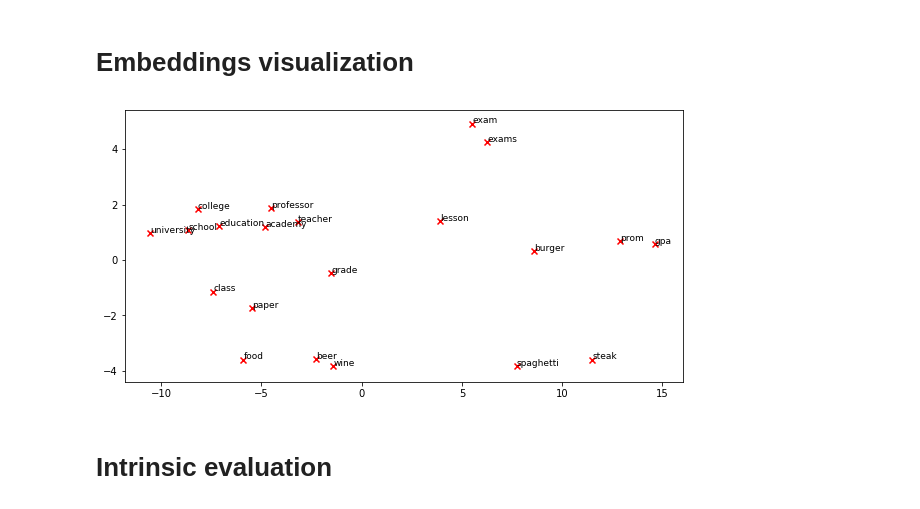
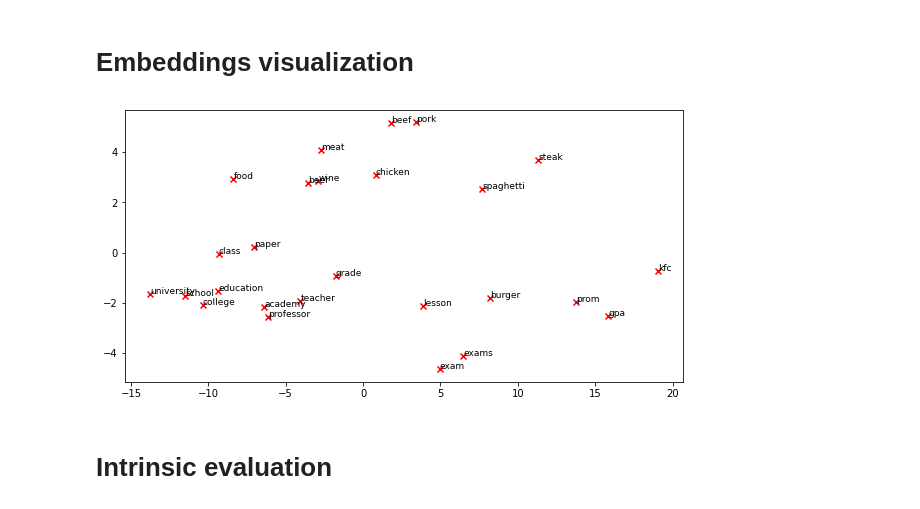
Before and after one commit to nsykhr/pyTorch-skipgram, a Jupyter notebook: negative_sampling.ipynb, the cells around one changed output. Cells and saved outputs as stored; diff of their text form; code cells hidden in the pictures.

```diff
--- a/negative_sampling.ipynb
+++ b/negative_sampling.ipynb
@@ -47,13 +49,14 @@ class SkipGramNSDataIterator:
         self.vocab_range = None
 
         self.__build_vocabulary()
+        self.corpus = self.__preprocess_batch(self.corpus, use_padding=False)
 
     @staticmethod
     def __tokenize(text: str) -> List[str]:
         return text.split()
 
     def __build_vocabulary(self) -> None:
-        print(f'Bulding vocabulary of size {self.vocab_size}...')
+        print(f'Building vocabulary of size {self.vocab_size}...')
 
         word_counts = Counter(self.corpus)
         vocab = [word for word, _ in sorted(word_counts.items(),
@@ -67,7 +70,7 @@ class SkipGramNSDataIterator:
             self.word2idx[word] = i+2
             self.idx2word[i+2] = word
 
-        self.vocab_size = len(vocab)+2
+        self.vocab_size = len(self.word2idx)
         self.vocab_range = np.arange(self.vocab_size-2)
 
         print(f'Vocabulary built. Resulting size: {self.vocab_size}.')
@@ -92,11 +95,10 @@ class SkipGramNSDataIterator:
     def generate_batch(self) -> Iterator[Tuple[torch.LongTensor, torch.Tensor]]:
         batch_inp, batch_target = [], []
 
-        for i, center in np.random.permutation(list(enumerate(self.corpus))):
-            i = int(i)
-            center_id = self.__preprocess_batch([center], use_padding=False)
-            for context_id in self.__preprocess_batch(
-                    self.corpus[max(i-self.window_size, 0):i] + self.corpus[i+1:i+self.window_size+1]):
+        for i in tqdm(np.random.permutation(range(self.corpus.size(0)))):
+            center_id = self.corpus[i]
+            for context_id in chain(self.corpus[max(i-self.window_size, 0):i],
+                                    self.corpus[i+1:i+self.window_size+1]):
                 batch_inp.append(torch.LongTensor([center_id, context_id]))
                 batch_target.append(1)
 
@@ -112,7 +114,8 @@ class SkipGramNSDataIterator:
                     yield torch.stack(batch_inp), torch.Tensor(batch_target)
                     batch_inp, batch_target = [], []
 
-        yield torch.stack(batch_inp), torch.Tensor(batch_target)
+        if batch_inp and batch_target:
+            yield torch.stack(batch_inp), torch.Tensor(batch_target)
 # %%
 class SkipGramNSModel(nn.Module):
     def __init__(self,
@@ -127,8 +130,8 @@ class SkipGramNSModel(nn.Module):
         center_embedding = self.V(center)
         context_embedding = self.U(context)
 
-        return torch.bmm(center_embedding.view(-1, 1, self.__hidden_size),
-                         context_embedding.view(-1, self.__hidden_size, 1))[:, 0, 0]
+        return torch.bmm(center_embedding.unsqueeze(1),
+                         context_embedding.unsqueeze(2))[:, 0, 0]
 # %%
 class SkipGramNSTrainer:
     def __init__(self,
@@ -190,10 +197,12 @@ class SkipGramNSTrainer:
 # %%
 trainer = SkipGramNSTrainer(
     corpus,
-    window_size=5,
+    window_size=10,
     hidden_size=100,
+    vocab_size=100000,
     use_padding=False,
-    negative=5,
+    negative=20,
+    batch_size=2560,
     num_epochs=3
 )
 # %% [output]
@@ -258,10 +268,11 @@ def plot_embeddings(trainer, words: List[str]):
 # %%
 plot_embeddings(trainer, ['school', 'university', 'teacher', 'professor',
                           'grade', 'paper', 'class', 'lesson', 'exam', 'prom',
                           'academy', 'education', 'college', 'exams', 'gpa',
-                          'food', 'spaghetti', 'beer', 'wine', 'burger', 'steak'])
+                          'food', 'spaghetti', 'beer', 'wine', 'burger', 'steak',
+                          'kfc', 'meat', 'chicken', 'pork', 'beef'])
 # %% [output]
-[figure, old version]
+[figure, new version]
 # %% [markdown]
 # Intrinsic evaluation
 # %%
```
Also changed, not shown: parts of 7 cells of this notebook, 1 other file.
